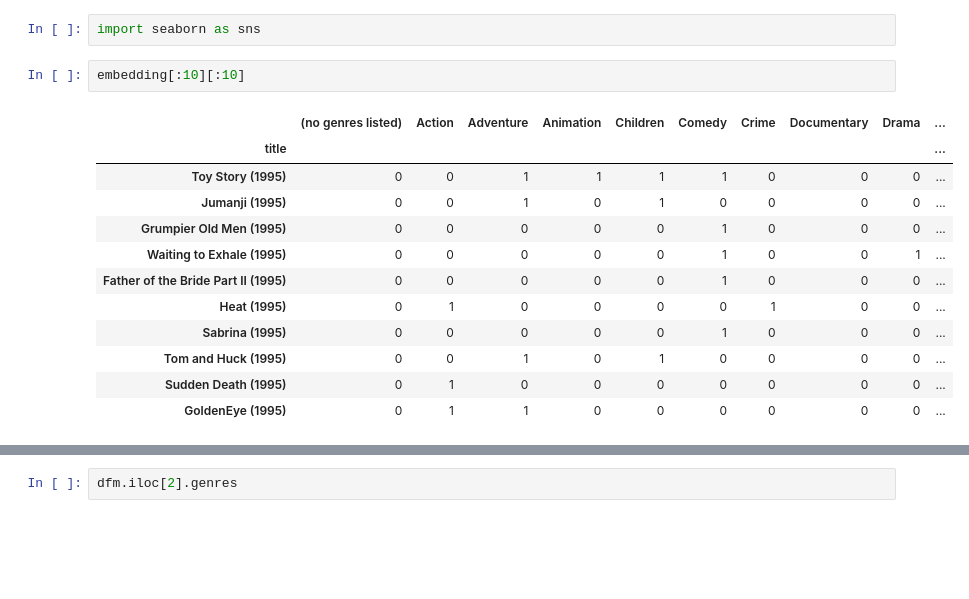
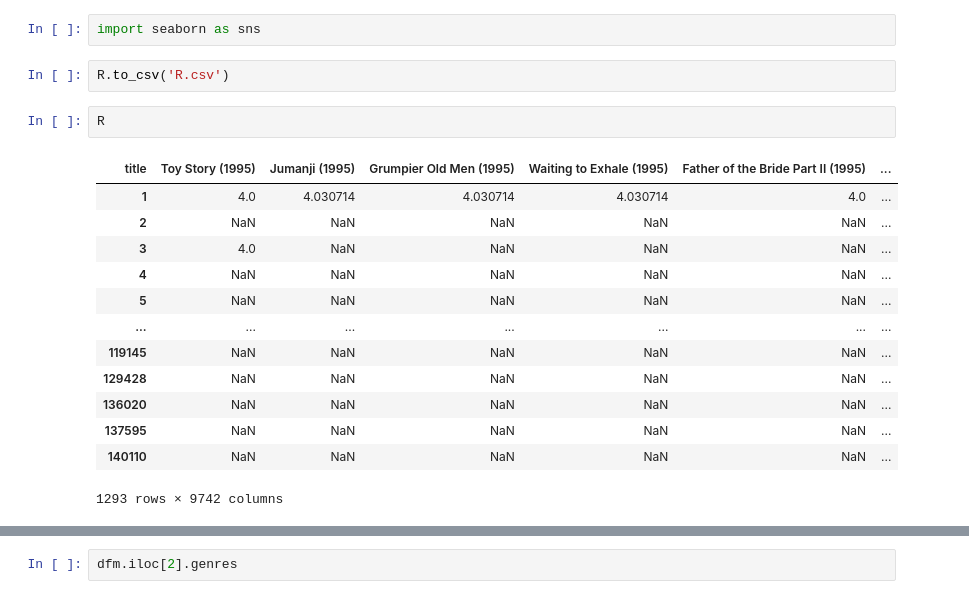
Before and after one commit to CogitoNTNU/CatMatch, a Jupyter notebook: movie_dataset.ipynb, the cells around one changed output, grey strips where cells are left out. Cells and saved outputs as stored; diff of their text form; blank space fills up the shorter version.

```diff
--- a/movie_dataset.ipynb
+++ b/movie_dataset.ipynb
@@ -332,17 +378,20 @@ R = R.T.set_index(dfm.index).T
 # %%
 import seaborn as sns
+# %%
+R.to_csv('R.csv')
 # %%
-embedding[:10][:10]
+R
 # %% [output]
-|  | (no genres listed) | Action | Adventure | Animation | Children | Comedy | Crime | Documentary | Drama | ... |
-| title |  |  |  |  |  |  |  |  |  | ... |
-| Toy Story (1995) | 0 | 0 | 1 | 1 | 1 | 1 | 0 | 0 | 0 | ... |
-| Jumanji (1995) | 0 | 0 | 1 | 0 | 1 | 0 | 0 | 0 | 0 | ... |
-| Grumpier Old Men (1995) | 0 | 0 | 0 | 0 | 0 | 1 | 0 | 0 | 0 | ... |
-| Waiting to Exhale (1995) | 0 | 0 | 0 | 0 | 0 | 1 | 0 | 0 | 1 | ... |
-| Father of the Bride Part II (1995) | 0 | 0 | 0 | 0 | 0 | 1 | 0 | 0 | 0 | ... |
-| Heat (1995) | 0 | 1 | 0 | 0 | 0 | 0 | 1 | 0 | 0 | ... |
-| Sabrina (1995) | 0 | 0 | 0 | 0 | 0 | 1 | 0 | 0 | 0 | ... |
-| Tom and Huck (1995) | 0 | 0 | 1 | 0 | 1 | 0 | 0 | 0 | 0 | ... |
-| Sudden Death (1995) | 0 | 1 | 0 | 0 | 0 | 0 | 0 | 0 | 0 | ... |
-| GoldenEye (1995) | 0 | 1 | 1 | 0 | 0 | 0 | 0 | 0 | 0 | ... |
+| title | Toy Story (1995) | Jumanji (1995) | Grumpier Old Men (1995) | Waiting to Exhale (1995) | Father of the Bride Part II (1995) | ... |
+| 1 | 4.0 | 4.030714 | 4.030714 | 4.030714 | 4.0 | ... |
+| 2 | NaN | NaN | NaN | NaN | NaN | ... |
+| 3 | 4.0 | NaN | NaN | NaN | NaN | ... |
+| 4 | NaN | NaN | NaN | NaN | NaN | ... |
+| 5 | NaN | NaN | NaN | NaN | NaN | ... |
+| ... | ... | ... | ... | ... | ... | ... |
+| 119145 | NaN | NaN | NaN | NaN | NaN | ... |
+| 129428 | NaN | NaN | NaN | NaN | NaN | ... |
+| 136020 | NaN | NaN | NaN | NaN | NaN | ... |
+| 137595 | NaN | NaN | NaN | NaN | NaN | ... |
+| 140110 | NaN | NaN | NaN | NaN | NaN | ... |
+1293 rows × 9742 columns
```
Also changed, not shown: parts of 45 cells of this notebook, 2 other files.
